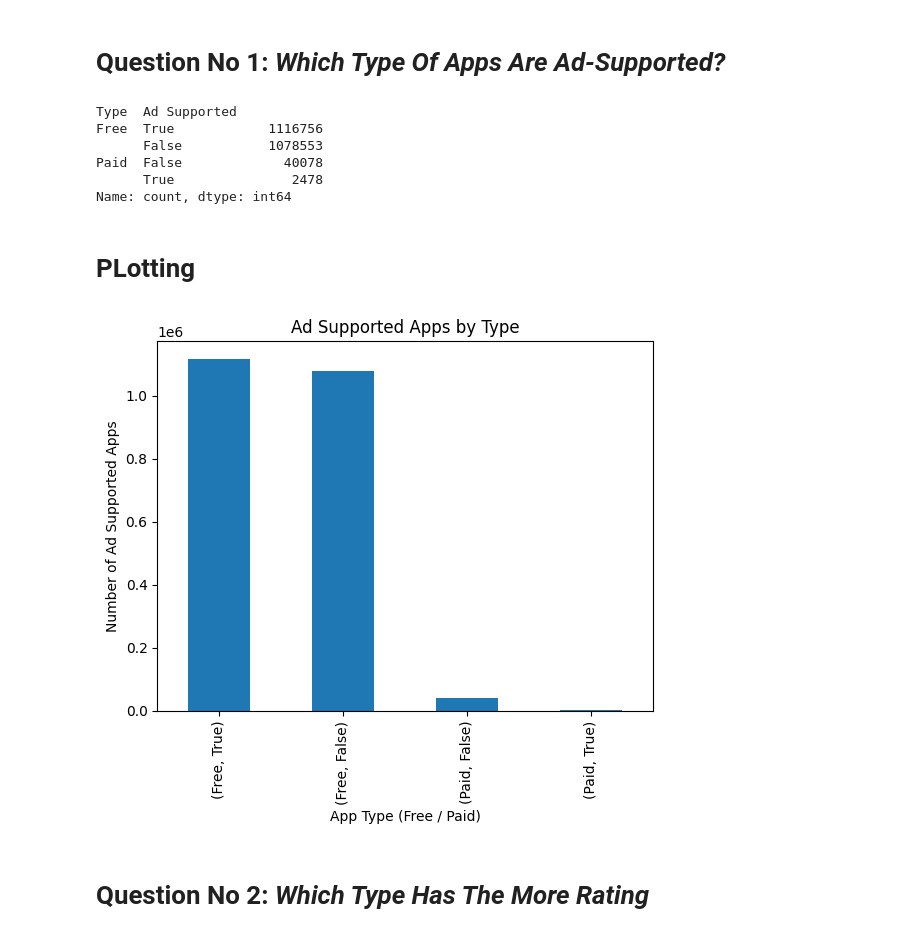
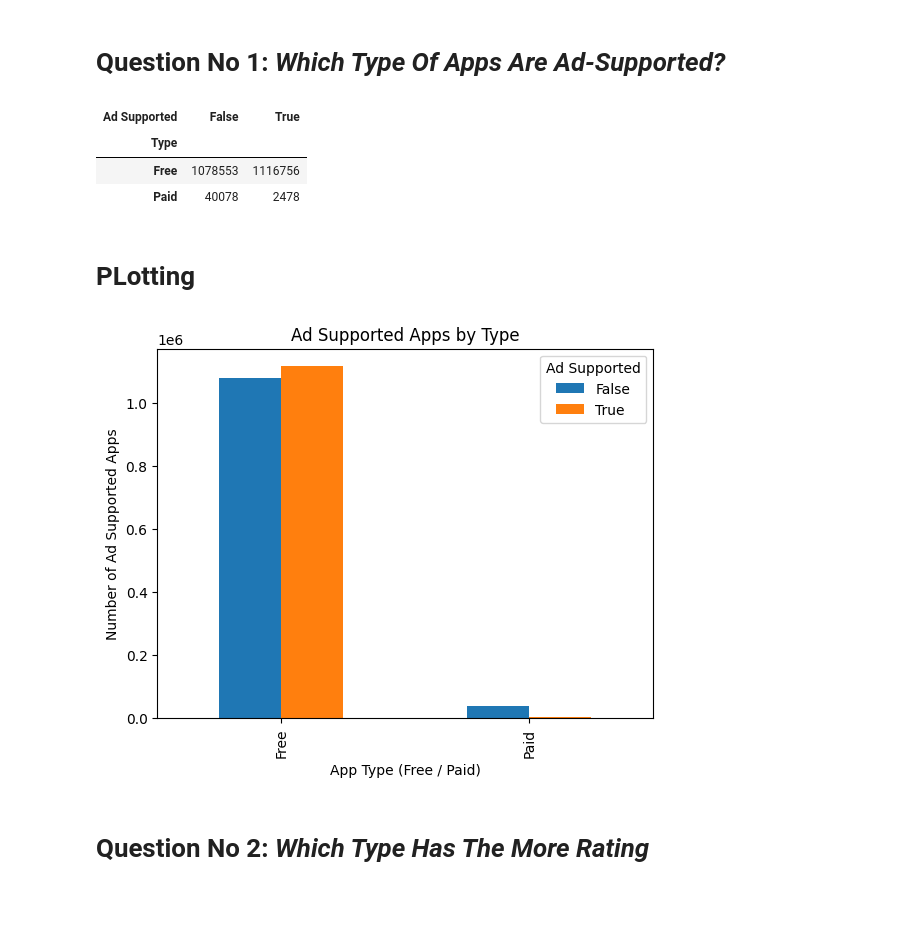
Before and after one commit to sarmadbutt-alt/new_eda, a Jupyter notebook: big_data.ipynb, the cells around one changed output. Cells and saved outputs as stored; diff of their text form; code cells hidden in the pictures; blank space fills up the shorter version.

```diff
--- a/big_data.ipynb
+++ b/big_data.ipynb
@@ -738,24 +738,22 @@ df.head(10)
 # %% [markdown]
 # **Question No 1:** *Which Type Of Apps Are Ad-Supported?*
 # %%
-df.groupby('Type')['Ad Supported'].value_counts()
+df.groupby('Type',)['Ad Supported'].value_counts().unstack()
 # %% [output]
-Type  Ad Supported
-Free  True            1116756
-      False           1078553
-Paid  False             40078
-      True               2478
-Name: count, dtype: int64
+| Ad Supported | False | True |
+| Type |  |  |
+| Free | 1078553 | 1116756 |
+| Paid | 40078 | 2478 |
 # %% [markdown]
 # **PLotting**
 # %%
-df.groupby('Type')['Ad Supported'].value_counts().plot(kind='bar')
+df.groupby('Type')['Ad Supported'].value_counts().unstack().plot(kind='bar')
 plt.title('Ad Supported Apps by Type')
 plt.xlabel('App Type (Free / Paid)')
 plt.ylabel('Number of Ad Supported Apps')
 plt.show()
 # %% [output]
-[figure, old version]
+[figure, new version]
 # %% [markdown]
 # **Question No 2:** *Which Type Has The More Rating*
 # %%
```
Also changed, not shown: parts of 31 cells of this notebook.
